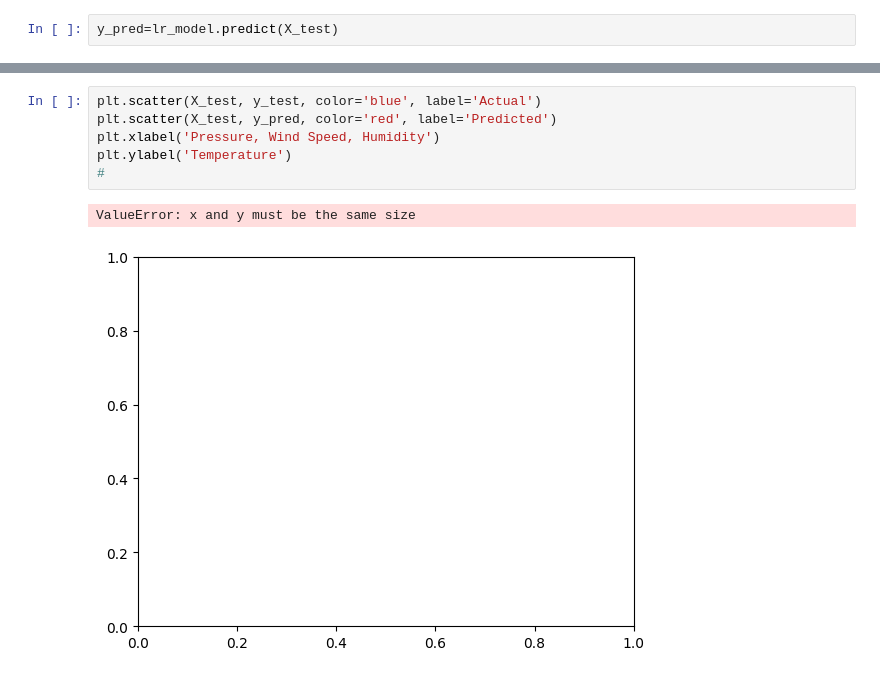
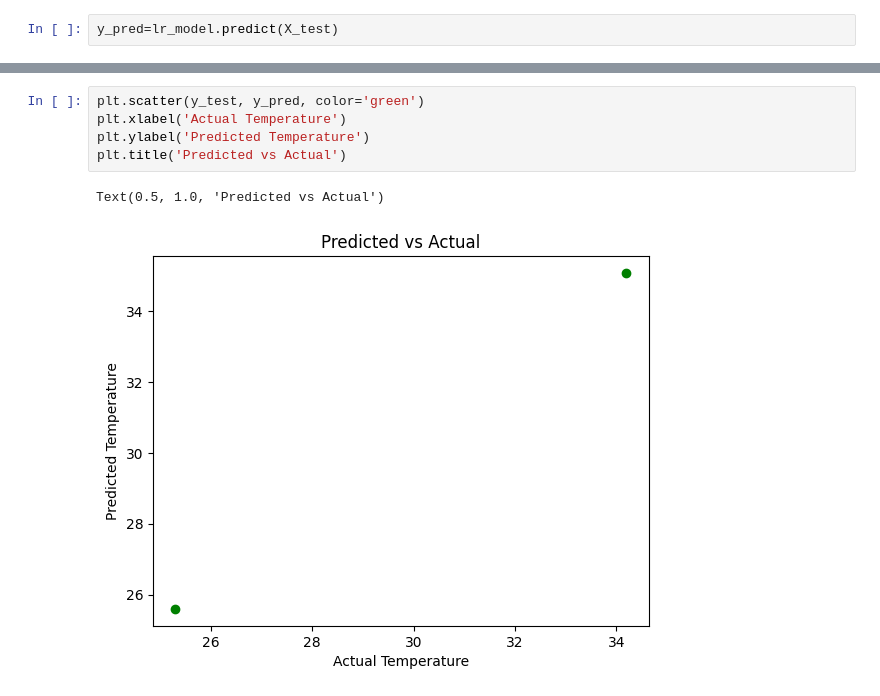
Before and after one commit to Zanale10/DATASCIENCE-101-TEST, a Jupyter notebook: weather_api_using_Colab.ipynb, the cells around one changed output, grey strips where cells are left out. Drawn from its saved outputs; the diff is of its cells as text.

```diff
--- a/weather_api_using_Colab.ipynb
+++ b/weather_api_using_Colab.ipynb
@@ -792,13 +792,12 @@ y_test
 dtype: float64
 # %%
-plt.scatter(X_test, y_test, color='blue', label='Actual')
-plt.scatter(X_test, y_pred, color='red', label='Predicted')
-plt.xlabel('Pressure, Wind Speed, Humidity')
-plt.ylabel('Temperature')
-#
+plt.scatter(y_test, y_pred, color='green')
+plt.xlabel('Actual Temperature')
+plt.ylabel('Predicted Temperature')
+plt.title('Predicted vs Actual')
 # %% [output]
-ValueError: x and y must be the same size
+Text(0.5, 1.0, 'Predicted vs Actual')
-[figure, old version]
+[figure, new version]
 # %%
 plt.scatter(y_test, y_pred, color='green')
 plt.xlabel('Actual Temperature')
```
Also changed, not shown: parts of 48 cells of this notebook.
